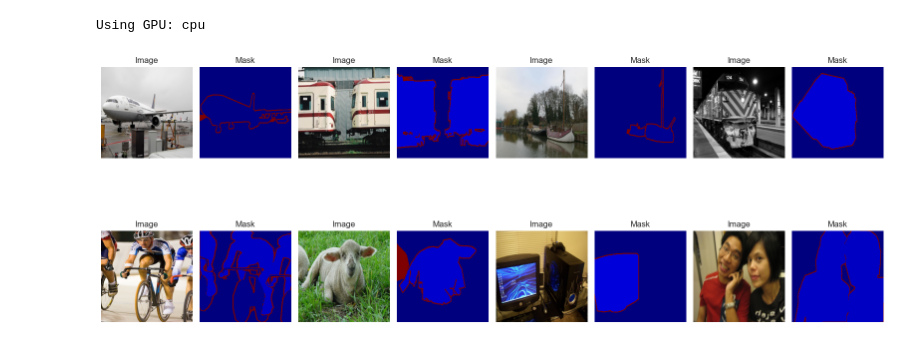
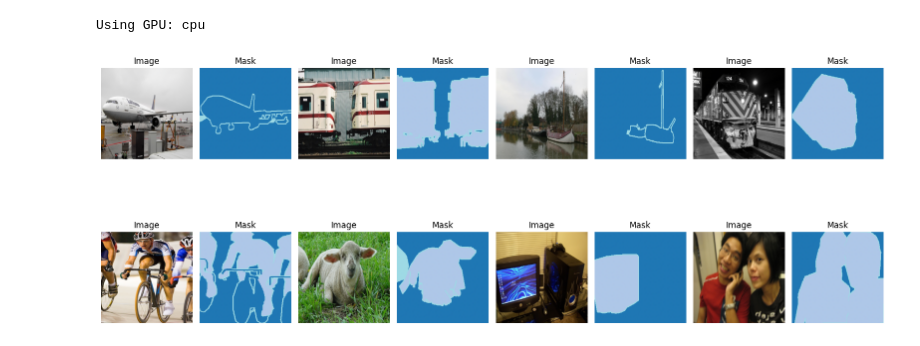
Before and after one commit to AndrewVynnytskyi/mnist, a Jupyter notebook: u-net/u-net.ipynb, the cells around one changed output. Saved outputs shown, nothing was run; the diff lists cells and outputs as text; code cells hidden in the pictures.

```diff
--- a/u-net/u-net.ipynb
+++ b/u-net/u-net.ipynb
@@ -161,5 +157,11 @@ test_dataset = torchvision.datasets.VOCSegmentation(root='./data', year='2012',
 # %%
-batch_size = 8
+batch_size = 32
 num_workers = 0
-
+num_classes = 21
+epochs = 15
+lr=1e-3
+weight_decay = 1e-4
 pin_memory = True if(torch.cuda.is_available()) else False
+alpha = 0.7
+beta = 0.3
+patience = 5
@@ -168,44 +290,40 @@ train_loader = torch.utils.data.DataLoader(train_dataset, batch_size=batch_size,
 
 test_loader = torch.utils.data.DataLoader(test_dataset, batch_size=batch_size, shuffle=False, num_workers=num_workers, pin_memory=pin_memory)
 # %%
-
-def show_batch_images_masks(images, masks, n=8):
-    """
-    Показує перші n зображень та масок з батчу.
-    images: тензор [B, C, H, W]
-    masks: тензор [B, 1, H, W]
-    """
-    n = min(n, images.size(0))  # не більше розміру батчу
+def show_batch_images_masks(images, masks, n=8, class_colors=None):
+    n = min(n, images.size(0))
     cols = 4
-    rows = (n + cols - 1) // cols  # округлення вгору
-
+    rows = (n + cols - 1) // cols
     plt.figure(figsize=(cols*4, rows*4))
-
     for i in range(n):
-        img = images[i].permute(1, 2, 0).numpy()
+        # Відновлюємо картинку (denormalization)
+        img = images[i].permute(1, 2, 0).cpu().numpy()
         img = img * [0.229, 0.224, 0.225] + [0.485, 0.456, 0.406]
         img = img.clip(0, 1)
 
-        mask = masks[i].squeeze().numpy()
+        mask = masks[i].cpu().numpy()
+        if mask.ndim == 3 and mask.shape[0] == 1:  # виправлення
+            mask = mask[0]
 
         plt.subplot(rows, cols*2, i*2 + 1)
         plt.imshow(img)
         plt.title("Image")
         plt.axis('off')
 
         plt.subplot(rows, cols*2, i*2 + 2)
-        plt.imshow(mask, cmap='jet')
+        if class_colors is not None:
+            plt.imshow(mask, cmap=None, vmin=0, vmax=len(class_colors)-1)
+        else:
+            plt.imshow(mask, cmap='tab20')
         plt.title("Mask")
         plt.axis('off')
-
     plt.tight_layout()
     plt.show()
-
 
 # Візьмемо один батч
 images, masks = next(iter(test_loader))
 
 # Показуємо перші 8
 show_batch_images_masks(images, masks, n=8)
 # %% [output]
-[figure, old version]
+[figure, new version]
```
Also changed, not shown: parts of 12 cells of this notebook, 1 other file.
